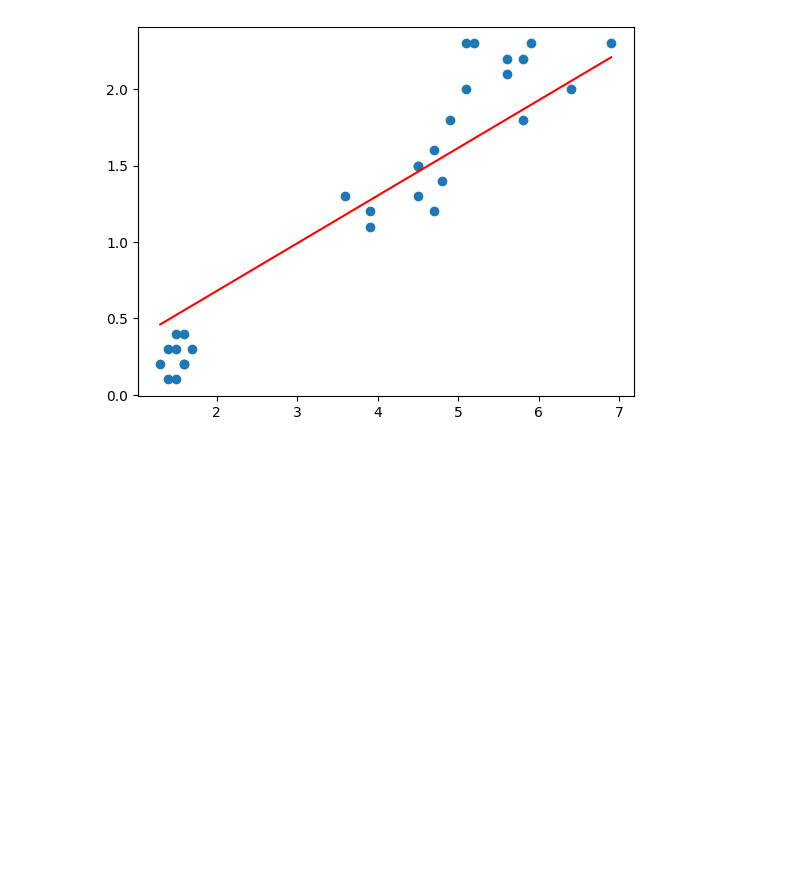
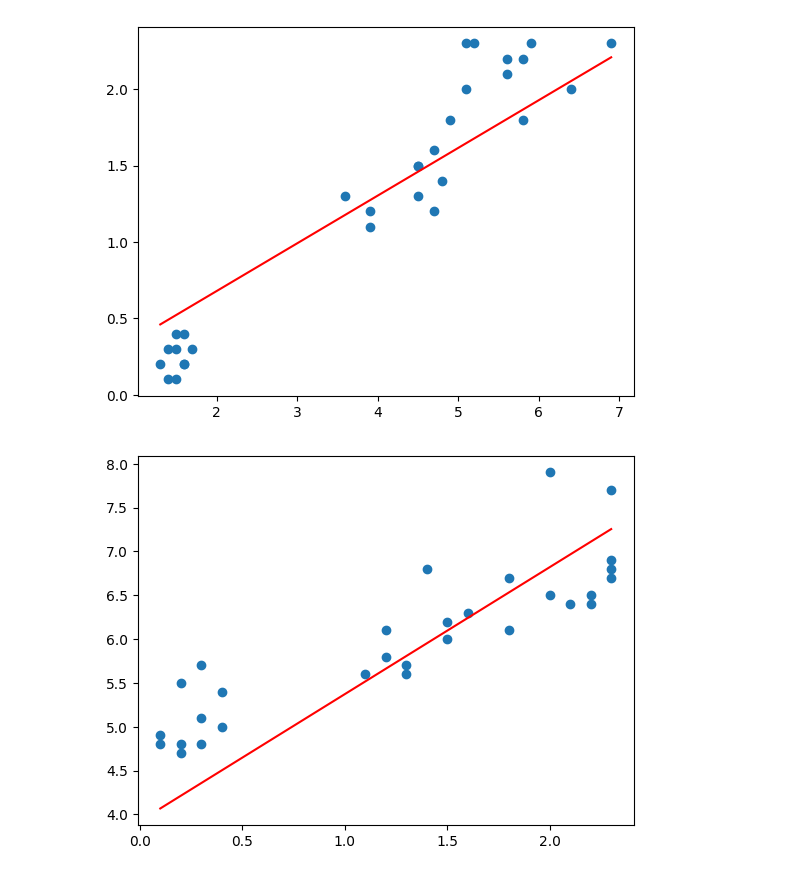
Before and after one commit to SolteszArmin/BEVADAT2022232, a Jupyter notebook: GYAK/GYAK08/LinearRegression.ipynb, the cells around one changed output. Saved outputs shown, nothing was run; the diff lists cells and outputs as text; code cells hidden in the pictures; blank space fills up the shorter version.

```diff
--- a/GYAK/GYAK08/LinearRegression.ipynb
+++ b/GYAK/GYAK08/LinearRegression.ipynb
@@ -160,3 +160,16 @@ plt.plot([min(X_test), max(X_test)], [min(y_pred), max(y_pred)], color='red') #
 plt.show()
 # %% [output]
 [figure]
+# %%
+from LinearRegressionSkeleton import LinearRegression
+
+%load_ext autoreload
+%autoreload
+
+X = df['petal width (cm)'].values
+y = df['sepal length (cm)'].values
+lrs=LinearRegression(300000,0.00001)
+lrs.fit(X,y)
+lrs.predict(X)
+# %% [output]
+[figure, added]
```
Also changed, not shown: parts of 1 cell of this notebook, 1 other file.
